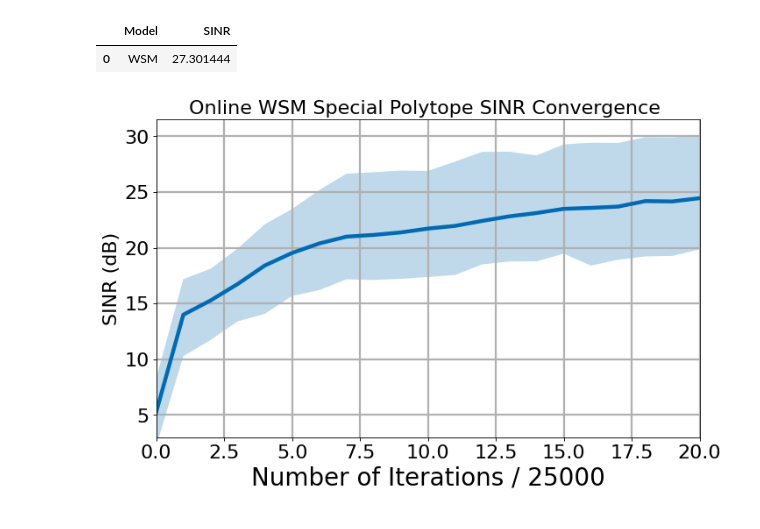
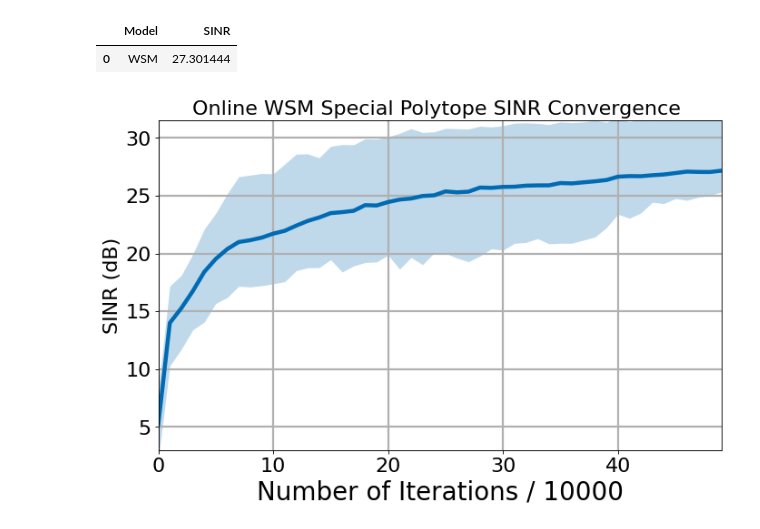
Before and after one commit to BariscanBozkurt/Biologically-Plausible-DetMaxNNs-for-Blind-Source-Separation, a Jupyter notebook: Simulations/AnalyzeSimulationResults/PlotSimulationResults_3dimSpecialPolytope.ipynb, the cells around one changed output. Cells and saved outputs as stored; diff of their text form; code cells hidden in the pictures.

```diff
--- a/Simulations/AnalyzeSimulationResults/PlotSimulationResults_3dimSpecialPolytope.ipynb
+++ b/Simulations/AnalyzeSimulationResults/PlotSimulationResults_3dimSpecialPolytope.ipynb
@@ -20,22 +84,22 @@ results
 # %%
 data = np.stack(df_general_poly3dim_results.loc[ (df_general_poly3dim_results['Model'] == "WSM")]['SIRlist'].apply(lambda row: np.array(row)).to_numpy(), axis = 0)
 
 # compute the medians and 25/75 percentiles
 mean_, perc_25, perc_75, std_data = perc(data)
 
 x = np.arange(0, mean_.shape[0])
 fh2=plt.figure(figsize=(10, 6), dpi=80)
 plt.plot(x, mean_, linewidth=4, color='#006BB2')
 plt.fill_between(x, perc_25, perc_75, alpha=0.25, linewidth=0, color='#006BB2')
 
 
 gh=plt.grid(linewidth=2)
 plt.xticks(fontsize=20)
 plt.yticks(fontsize=20)
 plt.ylabel('SINR (dB)',fontsize=25)
-plt.xlabel(r"Number of Iterations / 25000",fontsize=25)
+plt.xlabel(r"Number of Iterations / 10000",fontsize=25)
 plt.title("Online WSM Special Polytope SINR Convergence ")
-plt.axis([0.0,20.0,3,31.5])
+plt.axis([0.0,49.0,3,31.5])
 ApplyFont(plt.gca())
 # %% [output]
-[figure, old version]
+[figure, new version]
```
Also changed, not shown: parts of 4 cells of this notebook, 5 other files.
